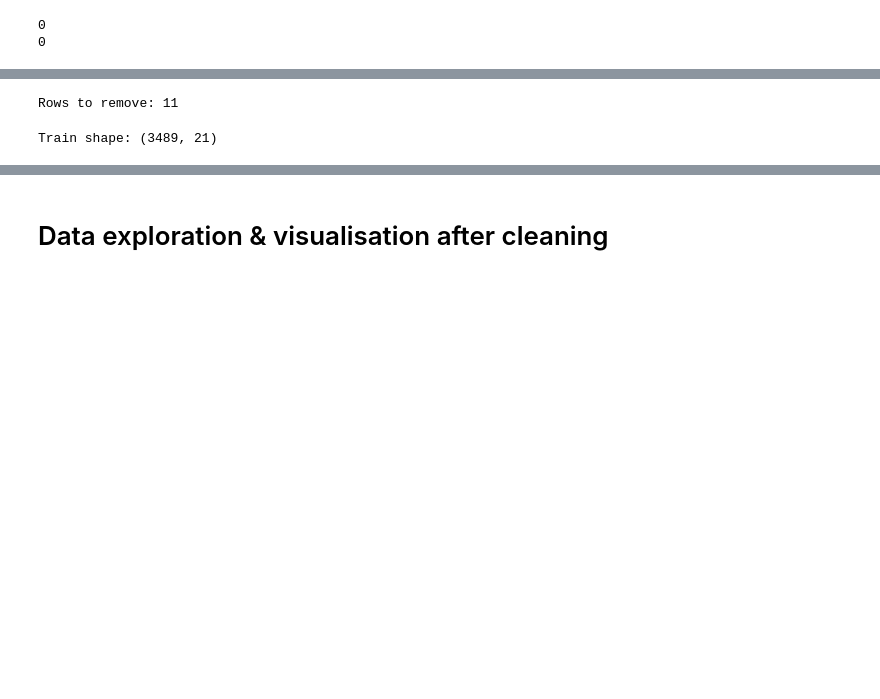
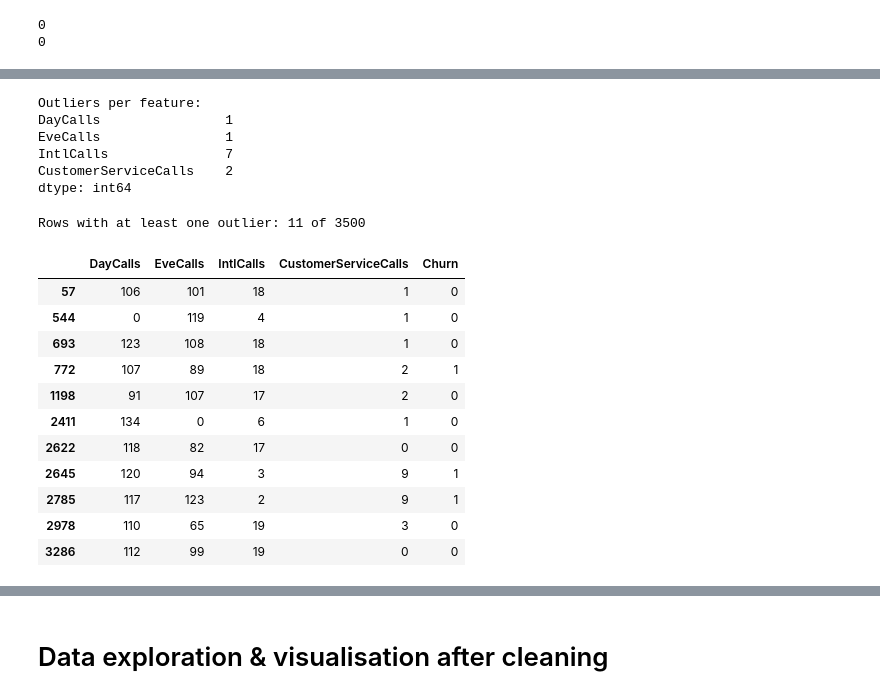
Before and after one commit to sondre04aasheim-spec/Deliverable_4_DAT200, a Jupyter notebook: CA4_template_group_30.ipynb, the cells around one changed output, grey strips where cells are left out. Drawn from its saved outputs; the diff is of its cells as text; code cells hidden in the pictures; blank space fills up the shorter version.

Commit message:
modifying data cleaning and preprocessing

```diff
--- a/CA4_template_group_30.ipynb
+++ b/CA4_template_group_30.ipynb
@@ -238,16 +186,45 @@ dtype: int64
+# %%
+# checking for outliers the numeric features
+# CustomerId, AreaCode and Churn are left out, as they are not real measurements
+numeric_features = ["AccountLength", "NumVoiceMailMessages", "DayMinutes", "DayCalls", "DayCharge", "EveMinutes", "EveCalls", "EveCharge", "NightMinutes", "NightCalls", "NightCharge", "IntlMinutes", "IntlCalls", "IntlCharge", "CustomerServiceCalls"]
+
+# z = (x - mean) / std: how many standard deviations each value is from the mean
+z_scores = (telecom_customer_train[numeric_features] - telecom_customer_train[numeric_features].mean()) /telecom_customer_train[numeric_features].std(ddof=0)
+
+# checking if the z score is above or under the average by 5 through using absolute values
+# we use a threshold of 5 instead of the usual 3, as phone usage can vary a lot between customers
+outliers = z_scores.abs() > 5
+
+# showing only the features that do have outliers
+print("Outliers per feature:")
+print(outliers.sum()[outliers.sum() > 0])
+# %% [output]
+Outliers per feature:
+DayCalls                1
+EveCalls                1
+IntlCalls               7
+CustomerServiceCalls    2
+dtype: int64
 # %%
-# Identify rows containing at least one outlier
+# checking the rows with at least one outlier, and whether these customers churned
 outlier_rows = outliers.any(axis=1)
 
-# To make sure we aren't removing too much data, resulting in 73 of 835 being flaged and removed
-print(f"Rows to remove: {outlier_rows.sum()}")
-
-# Filtering the data
-telecom_customer_train_clean = telecom_customer_train_sc.loc[~outlier_rows].copy()
+print("Rows with at least one outlier:", outlier_rows.sum(), "of", len(telecom_customer_train))
 # %% [output]
-Rows to remove: 11
+Rows with at least one outlier: 11 of 3500
-# %%
-# To make sure 11 rows were in fact removed
-print("Train shape:", telecom_customer_train_clean.shape)
-# %% [output]
-Train shape: (3489, 21)
+# %%
+# showing the rows with at least one outlier
+telecom_customer_train.loc[outlier_rows, ["DayCalls", "EveCalls", "IntlCalls", "CustomerServiceCalls", "Churn"]]
+# %% [output]
+|  | DayCalls | EveCalls | IntlCalls | CustomerServiceCalls | Churn |
+| 57 | 106 | 101 | 18 | 1 | 0 |
+| 544 | 0 | 119 | 4 | 1 | 0 |
+| 693 | 123 | 108 | 18 | 1 | 0 |
+| 772 | 107 | 89 | 18 | 2 | 1 |
+| 1198 | 91 | 107 | 17 | 2 | 0 |
+| 2411 | 134 | 0 | 6 | 1 | 0 |
+| 2622 | 118 | 82 | 17 | 0 | 0 |
+| 2645 | 120 | 94 | 3 | 9 | 1 |
+| 2785 | 117 | 123 | 2 | 9 | 1 |
+| 2978 | 110 | 65 | 19 | 3 | 0 |
+| 3286 | 112 | 99 | 19 | 0 | 0 |
```
Also changed, not shown: parts of 6 cells of this notebook.
